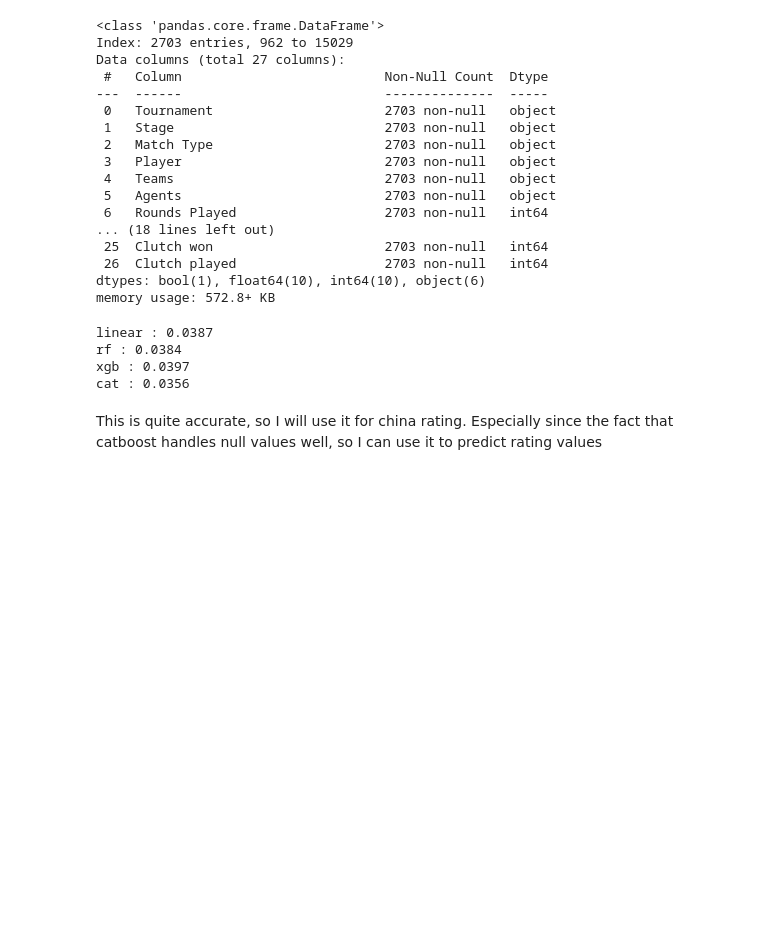
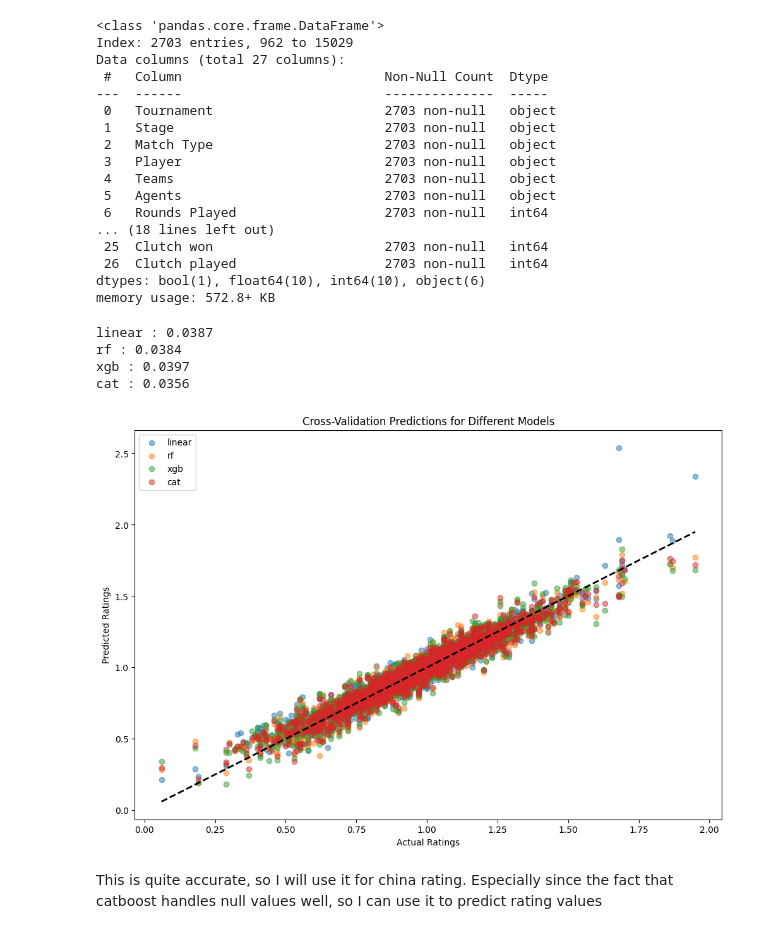
Before and after one commit to nabilrakaiza/val_project, a Jupyter notebook: notebook.ipynb, the cells around one changed output. Cells and saved outputs as stored; diff of their text form; code cells hidden in the pictures; blank space fills up the shorter version.

Commit message:
adding visuals

```diff
--- a/notebook.ipynb
+++ b/notebook.ipynb
@@ -425,6 +425,25 @@ linear : 0.0387
 rf : 0.0384
 xgb : 0.0397
 cat : 0.0356
+# %%
+from sklearn.model_selection import cross_val_predict
+
+plt.figure(figsize=(12, 8))
+
+for model in models:
+    y_pred = cross_val_predict(models[model], X, y, cv=5)
+    plt.scatter(y, y_pred, alpha=0.5, label=model)
+
+min_val, max_val = min(y), max(y)
+plt.plot([min_val, max_val], [min_val, max_val], color='black', linestyle='dashed', linewidth=2)
+
+plt.xlabel("Actual Ratings")
+plt.ylabel("Predicted Ratings")
+plt.title("Cross-Validation Predictions for Different Models")
+plt.legend()
+plt.show()
+# %% [output]
+[figure, added]
 # %% [markdown]
 This is quite accurate, so I will use it for china rating. Especially since the fact that catboost handles null values well, so I can use it to predict rating values
 # %%
```
Also changed, not shown: 4 other files.
